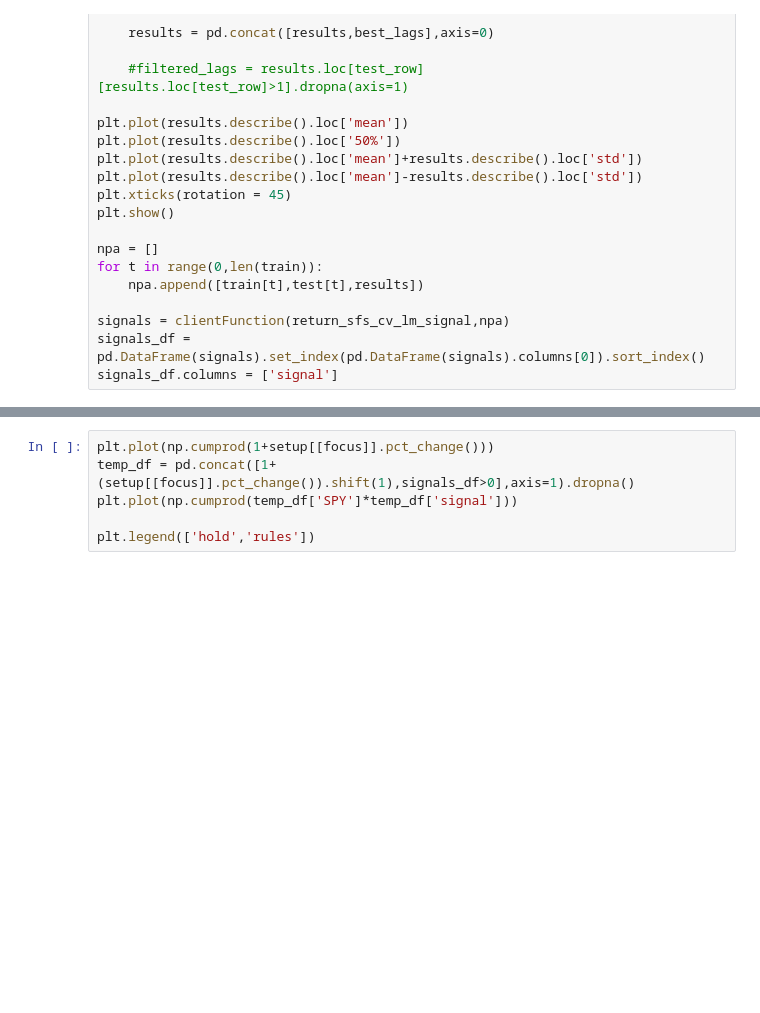
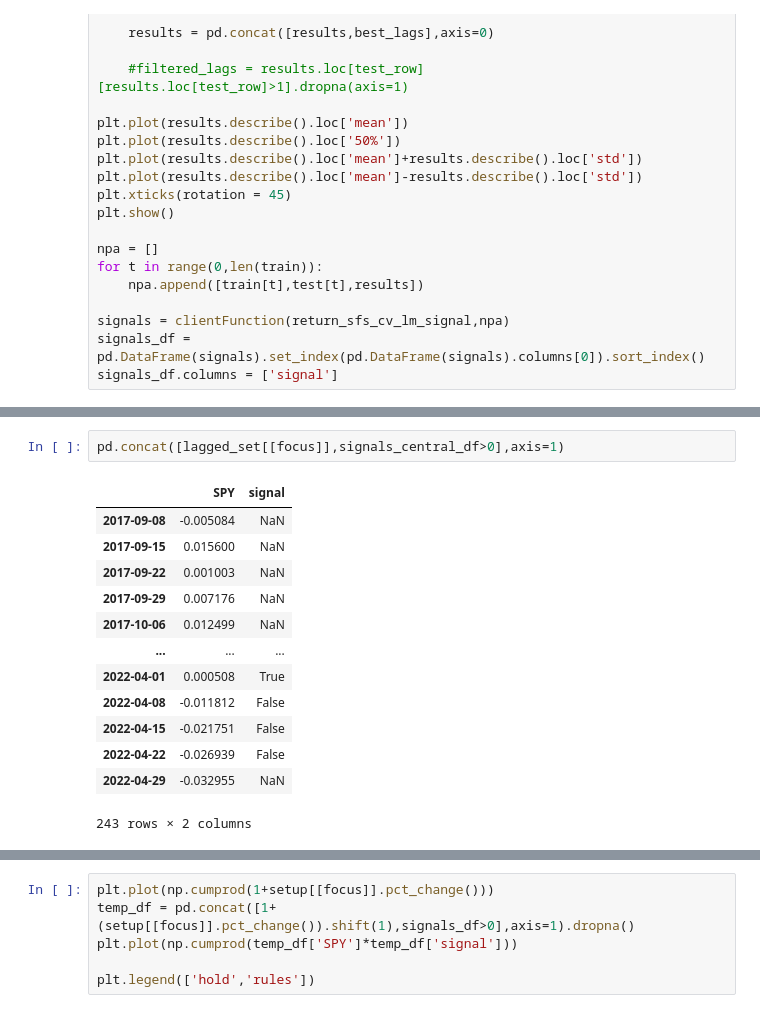
Before and after one commit to webclinic017/Python-Stock-1, a Jupyter notebook: code/Screener/code/AnalyzeSP1500.ipynb, the cells around one changed output, grey strips where cells are left out. Cells and saved outputs as stored; diff of their text form; blank space fills up the shorter version.

```diff
--- a/code/Screener/code/AnalyzeSP1500.ipynb
+++ b/code/Screener/code/AnalyzeSP1500.ipynb
@@ -832 +895,17 @@ signals_df.columns = ['signal']
+# %%
+pd.concat([lagged_set[[focus]],signals_central_df>0],axis=1)
+# %% [output]
+|  | SPY | signal |
+| 2017-09-08 | -0.005084 | NaN |
+| 2017-09-15 | 0.015600 | NaN |
+| 2017-09-22 | 0.001003 | NaN |
+| 2017-09-29 | 0.007176 | NaN |
+| 2017-10-06 | 0.012499 | NaN |
+| ... | ... | ... |
+| 2022-04-01 | 0.000508 | True |
+| 2022-04-08 | -0.011812 | False |
+| 2022-04-15 | -0.021751 | False |
+| 2022-04-22 | -0.026939 | False |
+| 2022-04-29 | -0.032955 | NaN |
+243 rows × 2 columns
 # %%
```
Also changed, not shown: parts of 36 cells of this notebook, 2 other files.
